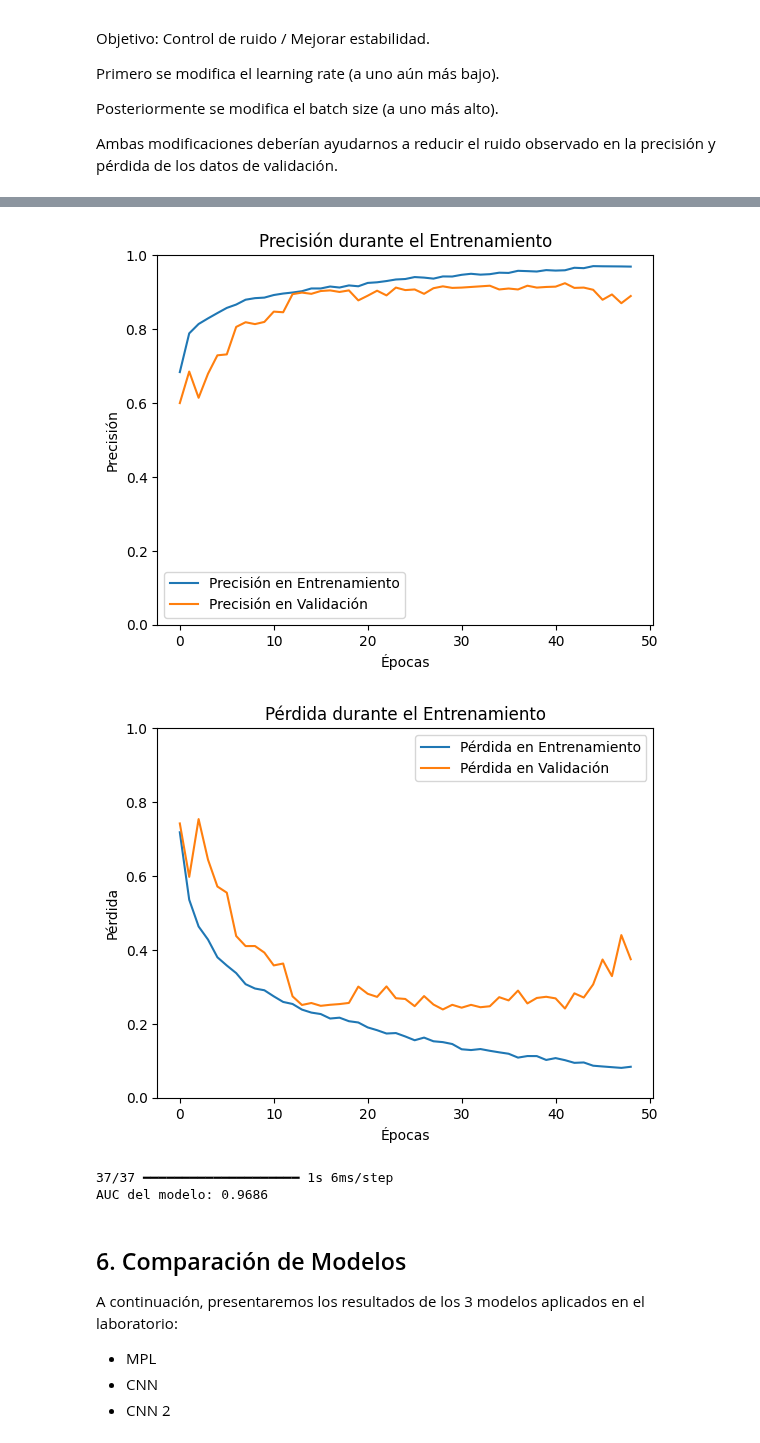
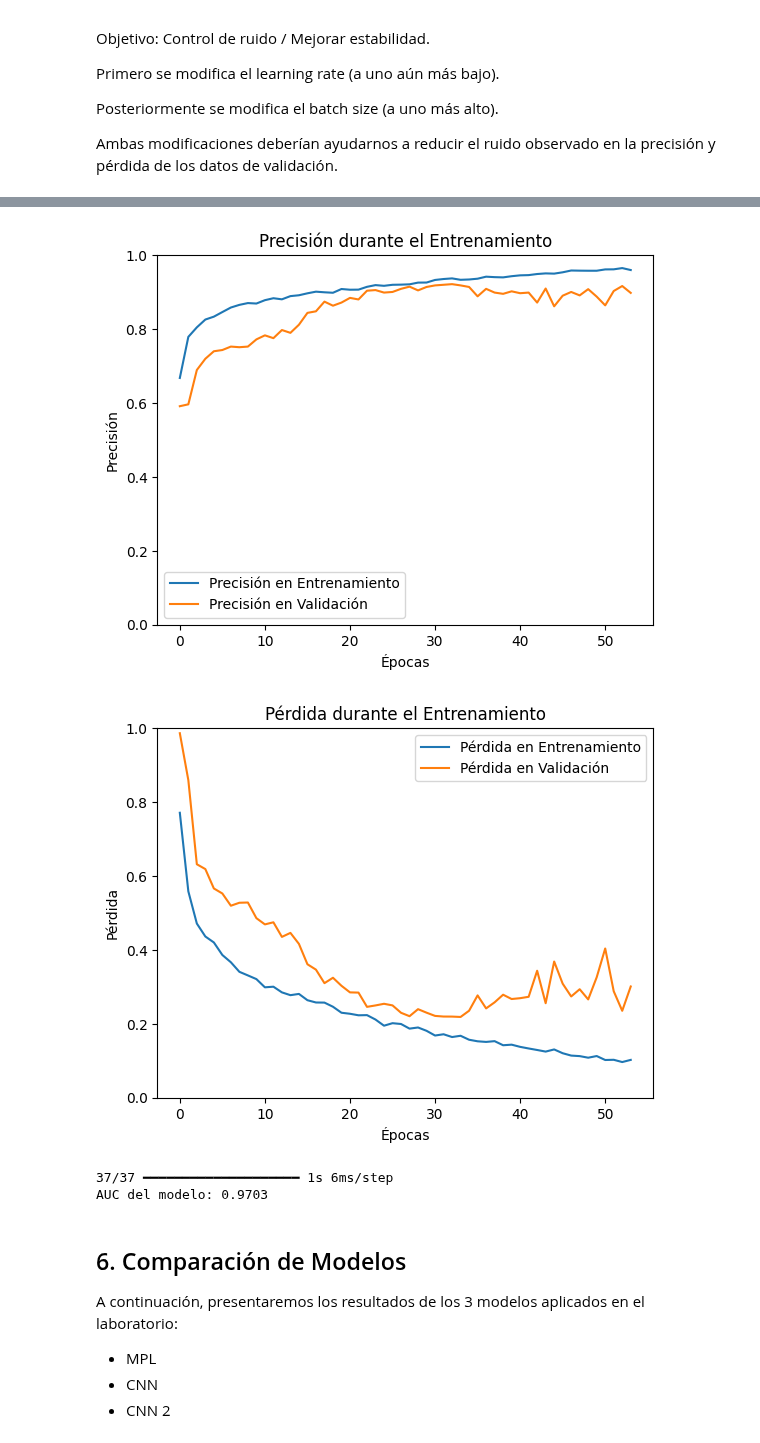
Before and after one commit to DiegoLeonG96/Tarea2_MLA, a Jupyter notebook: Tarea_2_MLA.ipynb, the cells around one changed output, grey strips where cells are left out. Drawn from its saved outputs; the diff is of its cells as text; code cells hidden in the pictures.

Commit message:
Se modifica batch size del modelo 4: 256 -> 512

```diff
--- a/Tarea_2_MLA.ipynb
+++ b/Tarea_2_MLA.ipynb
@@ -535,7 +537,7 @@ model_cnn.compile(loss='binary_crossentropy',
              metrics=['accuracy'])
 
 early_stopping = EarlyStopping(monitor='val_loss', patience=20, restore_best_weights=True) # Se aumenta la paciencia en función de las modificaciones.
-batch_size = 256 # Se incrementa el batch size
+batch_size = 512 # Se incrementa el batch size
 history = model_cnn.fit(
 X_train, y_train,
 batch_size=batch_size,
@@ -595,8 +597,8 @@ Training accuracy: 0.95
 Test accuracy: 0.92
-[figure, old version]
+[figure, new version]
-[figure, old version]
+[figure, new version]
 37/37 ━━━━━━━━━━━━━━━━━━━━ 1s 6ms/step
-AUC del modelo: 0.9686
+AUC del modelo: 0.9703
 # %% [markdown]
 ## 6. Comparación de Modelos
 
```
Also changed, not shown: parts of 2 cells of this notebook.
